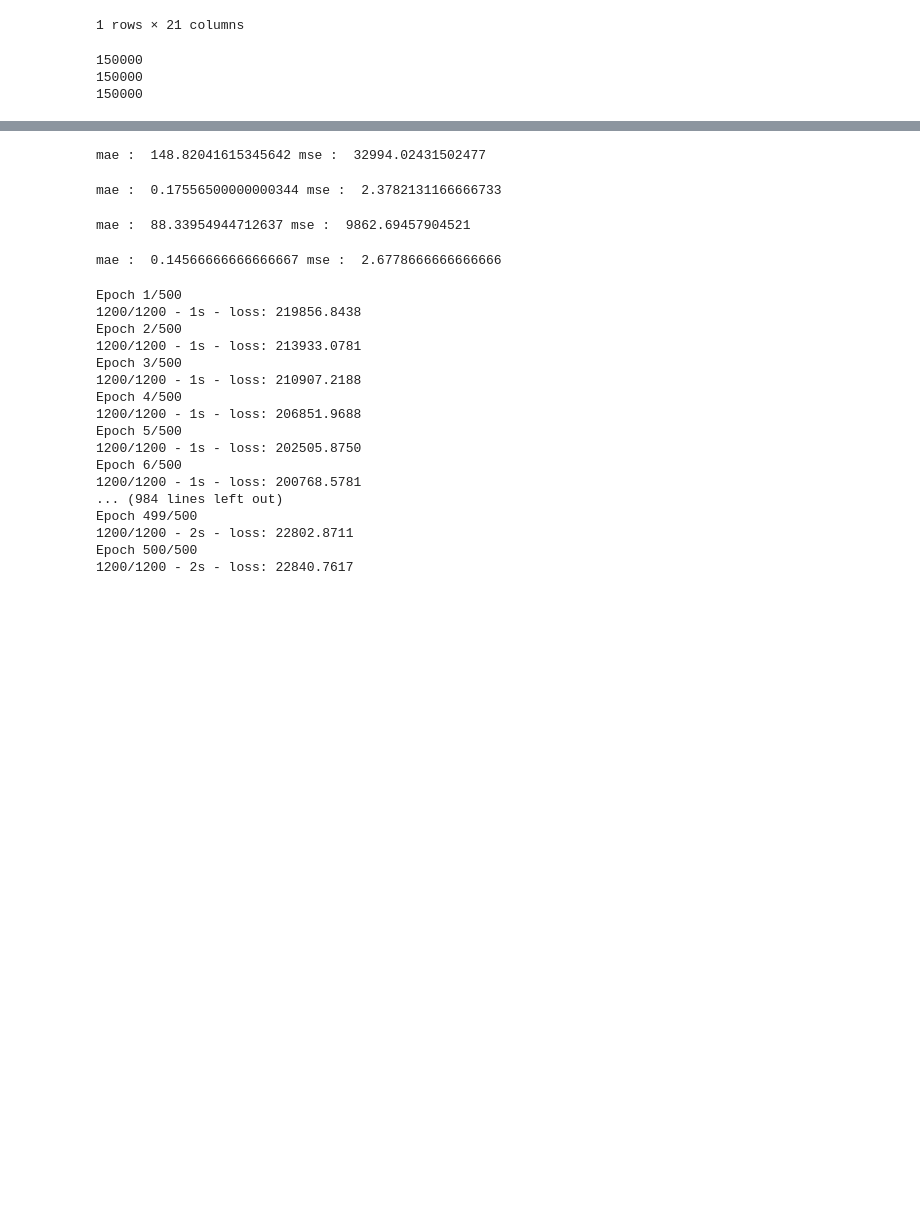
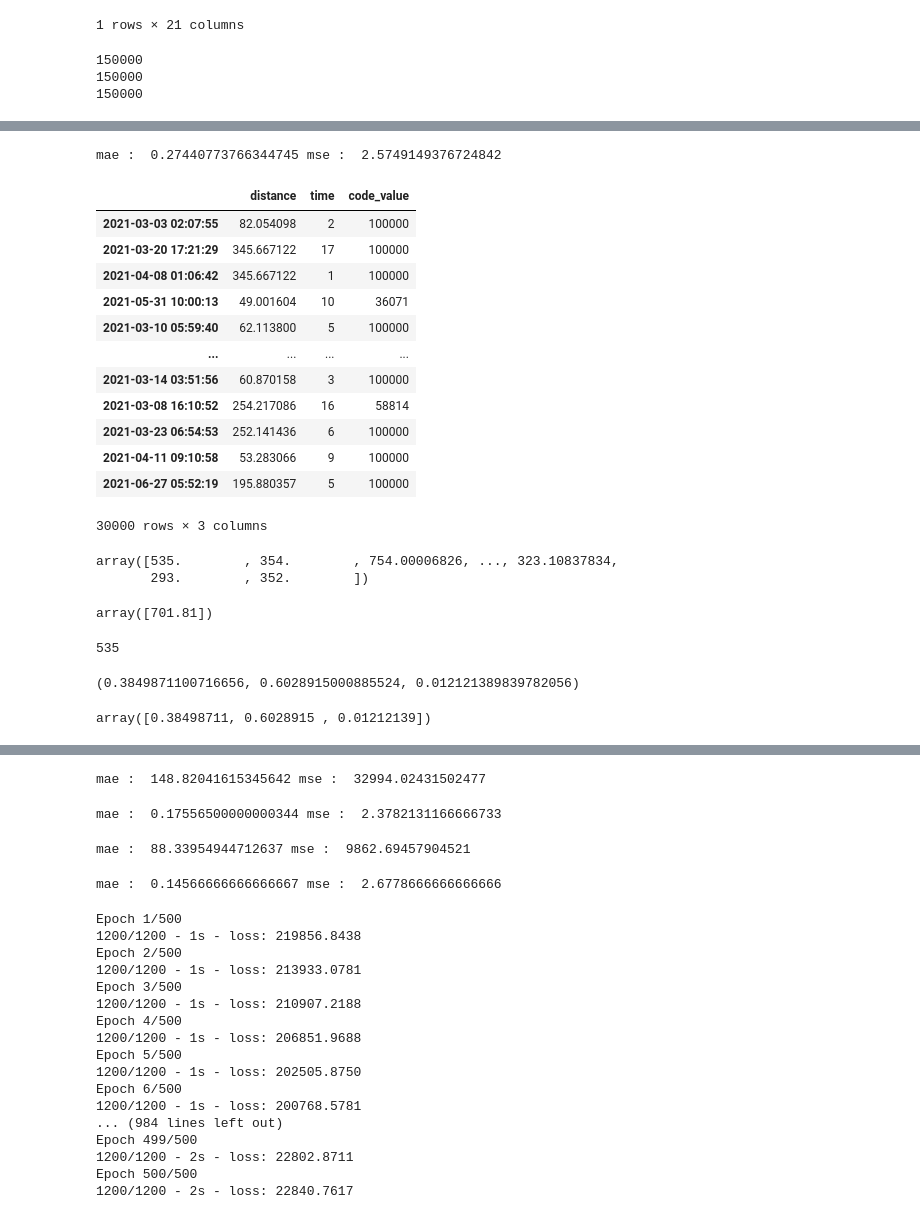
Before and after one commit to MinChangJeong/cj-dynamic-pricing, a Jupyter notebook: web/set_fee.ipynb, the cells around one changed output, grey strips where cells are left out. Drawn from its saved outputs; the diff is of its cells as text; code cells hidden in the pictures; blank space fills up the shorter version.

```diff
--- a/web/set_fee.ipynb
+++ b/web/set_fee.ipynb
@@ -169,8 +170,7 @@ def set_fee(selected):
     print(len(make_time_fee_))
     for i in range(len(selected)):
         make_fee_.append(
-            2100
-            + make_code_fee_[i]
+            make_code_fee_[i]
             + make_distance_fee_[i]
             + make_time_fee_[i]
         )
@@ -216,3 +326,48 @@ train_y = set_fee_df[["result"]].iloc[:120000, :]
 
 test_x = set_fee_df[["distance", "time", "code_value"]].iloc[120000:, :]
 test_y = set_fee_df[["result"]].iloc[120000:, :]
+# %%
+rfg = RandomForestRegressor(max_depth=15)
+
+rfg.fit(train_x, train_y)
+rfg_pred = rfg.predict(test_x)
+print("mae : ", mean_absolute_error(rfg_pred, test_y), "mse : ", mean_squared_error(rfg_pred, test_y))
+# %% [output]
+mae :  0.27440773766344745 mse :  2.5749149376724842
+# %%
+test_x
+# %% [output]
+|  | distance | time | code_value |
+| 2021-03-03 02:07:55 | 82.054098 | 2 | 100000 |
+| 2021-03-20 17:21:29 | 345.667122 | 17 | 100000 |
+| 2021-04-08 01:06:42 | 345.667122 | 1 | 100000 |
+| 2021-05-31 10:00:13 | 49.001604 | 10 | 36071 |
+| 2021-03-10 05:59:40 | 62.113800 | 5 | 100000 |
+| ... | ... | ... | ... |
+| 2021-03-14 03:51:56 | 60.870158 | 3 | 100000 |
+| 2021-03-08 16:10:52 | 254.217086 | 16 | 58814 |
+| 2021-03-23 06:54:53 | 252.141436 | 6 | 100000 |
+| 2021-04-11 09:10:58 | 53.283066 | 9 | 100000 |
+| 2021-06-27 05:52:19 | 195.880357 | 5 | 100000 |
+30000 rows × 3 columns
+# %%
+rfg_pred
+# %% [output]
+array([535.        , 354.        , 754.00006826, ..., 323.10837834,
+       293.        , 352.        ])
+# %%
+rfg.predict([[82, 2, 100]])
+# %% [output]
+array([701.81])
+# %%
+test_y["result"][0]
+# %% [output]
+535
+# %%
+rfg.feature_importances_[0], rfg.feature_importances_[1], rfg.feature_importances_[2]
+# %% [output]
+(0.3849871100716656, 0.6028915000885524, 0.012121389839782056)
+# %%
+rfg.feature_importances_
+# %% [output]
+array([0.38498711, 0.6028915 , 0.01212139])
```
Also changed, not shown: parts of 12 cells of this notebook, 5 other files.
